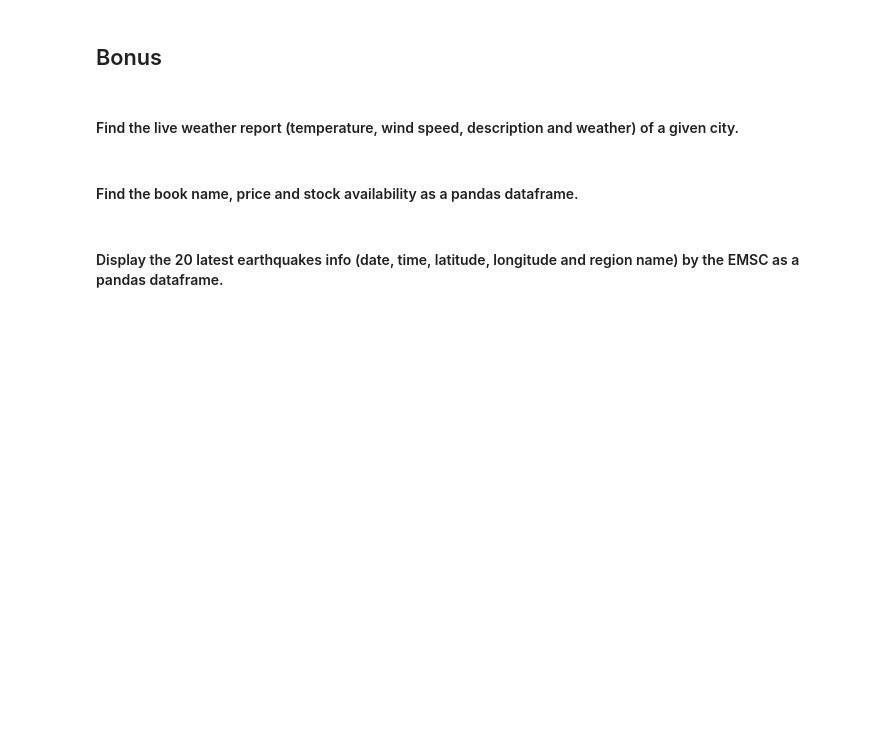
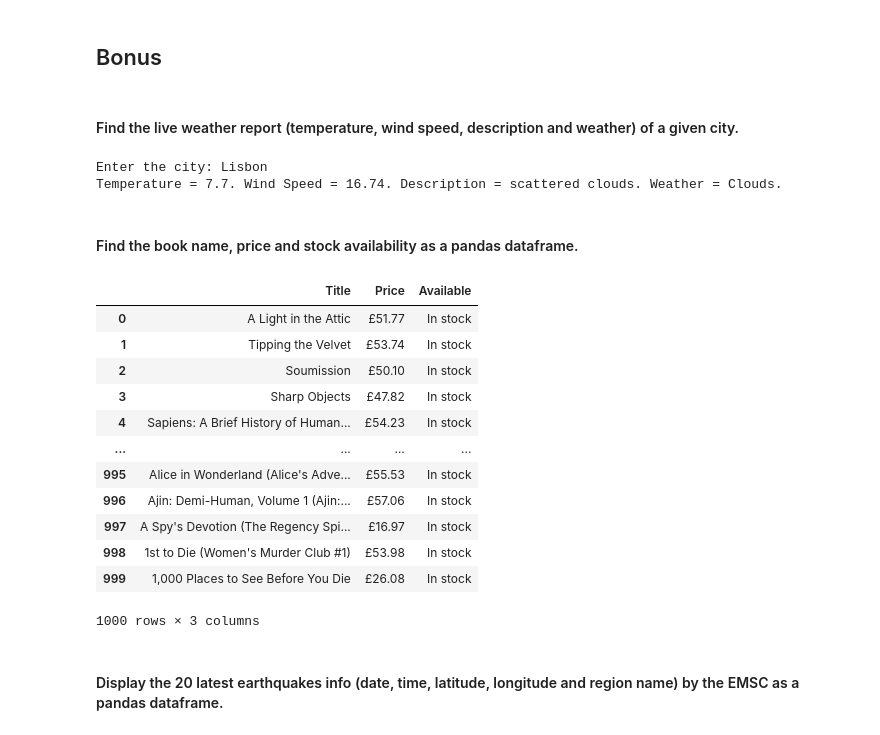
Before and after one commit to ta-data-lis/lab-web-scraping, a Jupyter notebook: your-code/main.ipynb, the cells around one changed output. Drawn from its saved outputs; the diff is of its cells as text; code cells hidden in the pictures; blank space fills up the shorter version.

```diff
--- a/your-code/main.ipynb
+++ b/your-code/main.ipynb
@@ -178,5 +465,23 @@ url = 'http://www.imdb.com/chart/top'
 #### Find the live weather report (temperature, wind speed, description and weather) of a given city.
 # %%
 #https://openweathermap.org/current
+
+import requests
+import json
+
 city = input('Enter the city: ')
-url = 'http://api.openweathermap.org/data/2.5/weather?'+'q='+city+'&APPID=b35975e18dc93725acb092f7272cc6b8&units=metric'
+
+def weather(city):
+  url = 'http://api.openweathermap.org/data/2.5/weather?'+'q='+city+'&APPID=b35975e18dc93725acb092f7272cc6b8&units=metric'
+  response = requests.get(url).json()
+  weather = response['weather'][0]['main']
+  desc = response['weather'][0]['description']
+  wind = response['main']['temp']
+  temp = response['wind']['speed']
+  return print('Temperature = {}. Wind Speed = {}. Description = {}. Weather = {}.'.format(temp,wind, desc, weather))
+
+
+weather(city)
+# %% [output]
+Enter the city: Lisbon
+Temperature = 7.7. Wind Speed = 16.74. Description = scattered clouds. Weather = Clouds.
@@ -193,3 +494,42 @@ url = 'http://books.toscrape.com/'
+# %%
+# your code here
+
+urls = list(map(lambda pag: 'http://books.toscrape.com/catalogue/page-' + pag + '.html', [str(page) for page in list(range(1,51))]))
+
+def books(urls):
+  titles = []
+  prices = []
+  stocks = []
+  for url in urls:
+    html = requests.get(url).content
+    soup = BeautifulSoup(html, "lxml")
+
+
+    price = [p.text for p in soup.find_all('p', attrs = {'class': 'price_color'})]
+    stock = [s.text.replace('\n', '').strip() for s in soup.find_all('p', attrs = {'class': 'instock availability'})]
+    titles += title
+    prices += price
+    stocks += stock
+  zipped = list(zip(titles, prices, stocks))
+  df = pd.DataFrame(zipped)
+  df = df.rename(columns = {0: 'Title', 1: 'Price', 2: 'Available'})
+  return df
+
+books(urls)
+# %% [output]
+|  | Title | Price | Available |
+| 0 | A Light in the Attic | £51.77 | In stock |
+| 1 | Tipping the Velvet | £53.74 | In stock |
+| 2 | Soumission | £50.10 | In stock |
+| 3 | Sharp Objects | £47.82 | In stock |
+| 4 | Sapiens: A Brief History of Human... | £54.23 | In stock |
+| ... | ... | ... | ... |
+| 995 | Alice in Wonderland (Alice's Adve... | £55.53 | In stock |
+| 996 | Ajin: Demi-Human, Volume 1 (Ajin:... | £57.06 | In stock |
+| 997 | A Spy's Devotion (The Regency Spi... | £16.97 | In stock |
+| 998 | 1st to Die (Women's Murder Club #1) | £53.98 | In stock |
+| 999 | 1,000 Places to See Before You Die | £26.08 | In stock |
+1000 rows × 3 columns
 # %% [markdown]
 ####  Display the 20 latest earthquakes info (date, time, latitude, longitude and region name) by the EMSC as a pandas dataframe.
 # %%
```
Also changed, not shown: parts of 37 cells of this notebook.
